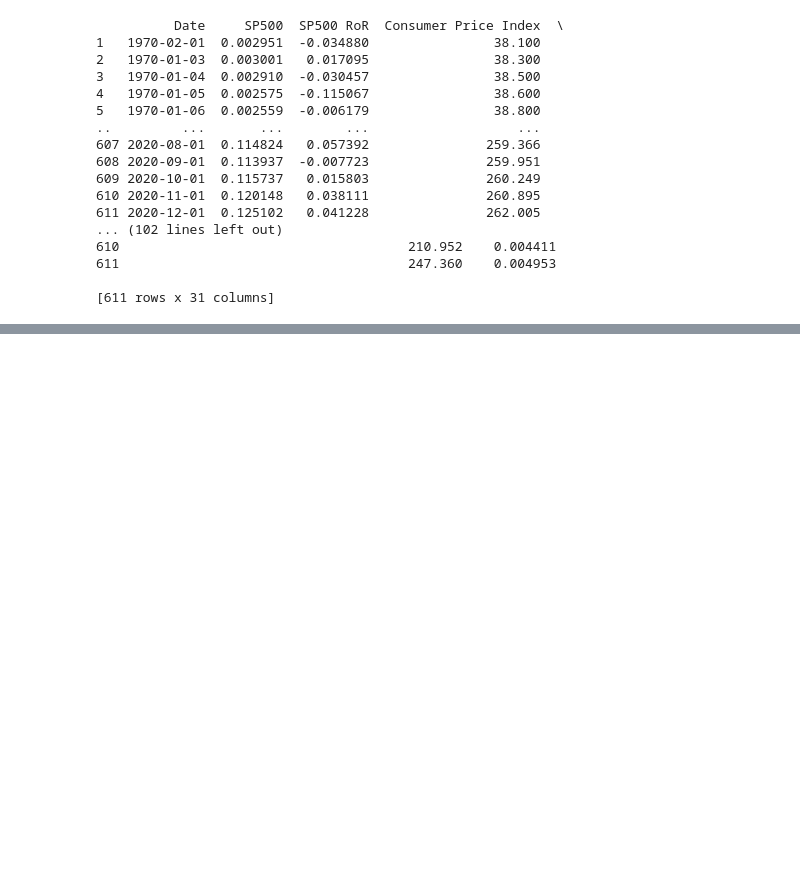
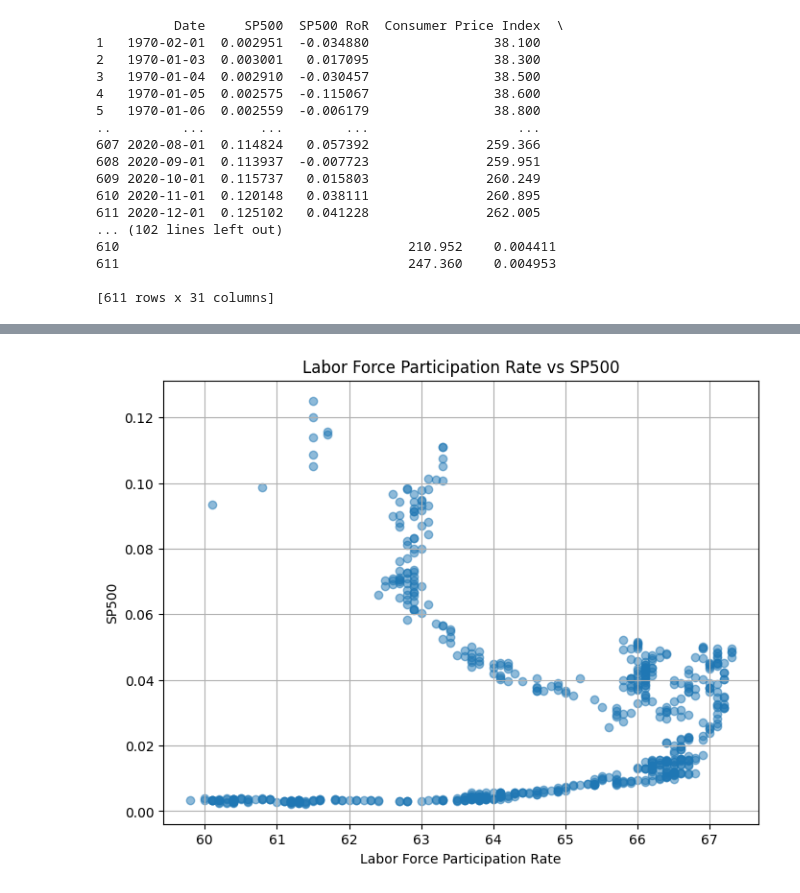
Before and after one commit to PiotrUchman97/Interest-Rates-SP500-RR-Project, a Jupyter notebook: RR_project_Ml.ipynb, the cells around one changed output, grey strips where cells are left out. Cells and saved outputs as stored; diff of their text form; code cells hidden in the pictures; blank space fills up the shorter version.

```diff
--- a/RR_project_Ml.ipynb
+++ b/RR_project_Ml.ipynb
@@ -450 +373,12 @@ print(Data_standarized)
+# %%
+# Plot SP500 against Labor Force Participation Rate
+plt.figure(figsize=(8, 6))
+plt.scatter(dataset['Labor Force Participation Rate'], dataset['SP500'], alpha=0.5)
+plt.title('Labor Force Participation Rate vs SP500')
+plt.xlabel('Labor Force Participation Rate')
+plt.ylabel('SP500')
+plt.grid(True)
+plt.show()
+# %% [output]
+[figure, added]
 # %%
```
Also changed, not shown: parts of 12 cells of this notebook.
